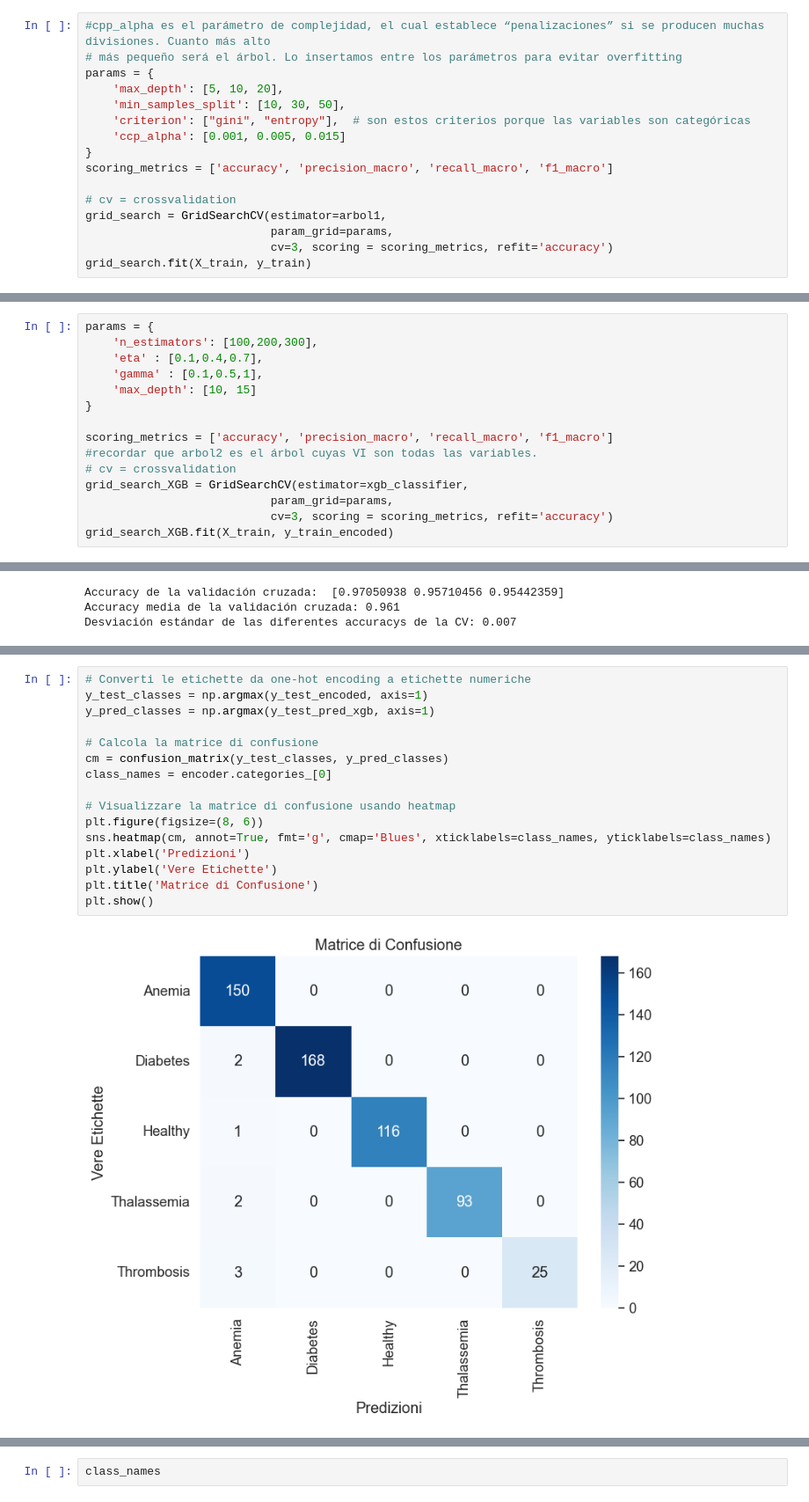
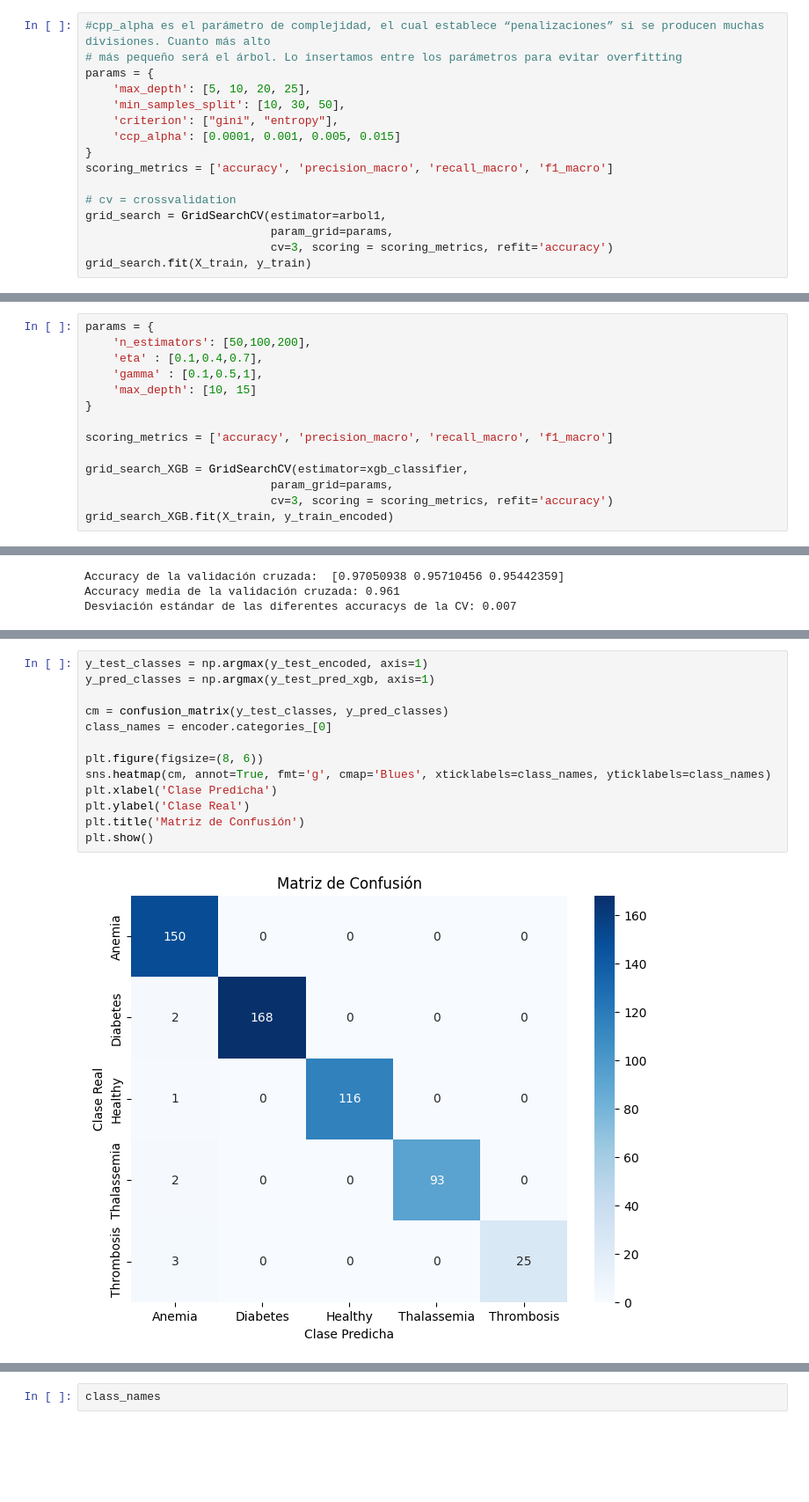
Before and after one commit to mariasuarezq/Multi_Agent_Model_for_Disease_Diagnosis_and_Classification, a Jupyter notebook: src/models_training/disease_classification/disease_classification.ipynb, the cells around one changed output, grey strips where cells are left out. Shown at 88% size. Cells and saved outputs as stored; diff of their text form; blank space fills up the shorter version.

```diff
--- a/src/models_training/disease_classification/disease_classification.ipynb
+++ b/src/models_training/disease_classification/disease_classification.ipynb
@@ -473,10 +529,10 @@ weighted avg       0.84      0.78      0.78       560
 #cpp_alpha es el parámetro de complejidad, el cual establece “penalizaciones” si se producen muchas divisiones. Cuanto más alto
 # más pequeño será el árbol. Lo insertamos entre los parámetros para evitar overfitting
 params = {
-    'max_depth': [5, 10, 20],
+    'max_depth': [5, 10, 20, 25],
     'min_samples_split': [10, 30, 50],
-    'criterion': ["gini", "entropy"],  # son estos criterios porque las variables son categóricas
-    'ccp_alpha': [0.001, 0.005, 0.015]
+    'criterion': ["gini", "entropy"],
+    'ccp_alpha': [0.0001, 0.001, 0.005, 0.015]
 }
 scoring_metrics = ['accuracy', 'precision_macro', 'recall_macro', 'f1_macro']
 
@@ -580,14 +658,13 @@ Se tiene un accuracy para test de: 0.9678571428571429
 # %%
 params = {
-    'n_estimators': [100,200,300],
+    'n_estimators': [50,100,200],
     'eta' : [0.1,0.4,0.7],
     'gamma' : [0.1,0.5,1],
     'max_depth': [10, 15]
 }
 
 scoring_metrics = ['accuracy', 'precision_macro', 'recall_macro', 'f1_macro']
-#recordar que arbol2 es el árbol cuyas VI son todas las variables.
-# cv = crossvalidation
+
 grid_search_XGB = GridSearchCV(estimator=xgb_classifier,
                            param_grid=params,
                            cv=3, scoring = scoring_metrics, refit='accuracy')
@@ -635,18 +724,15 @@ Desviación estándar de las diferentes accuracys de la CV: 0.007
 # %%
-# Converti le etichette da one-hot encoding a etichette numeriche
 y_test_classes = np.argmax(y_test_encoded, axis=1)
 y_pred_classes = np.argmax(y_test_pred_xgb, axis=1)
 
-# Calcola la matrice di confusione
 cm = confusion_matrix(y_test_classes, y_pred_classes)
 class_names = encoder.categories_[0]
 
-# Visualizzare la matrice di confusione usando heatmap
 plt.figure(figsize=(8, 6))
 sns.heatmap(cm, annot=True, fmt='g', cmap='Blues', xticklabels=class_names, yticklabels=class_names)
-plt.xlabel('Predizioni')
-plt.ylabel('Vere Etichette')
-plt.title('Matrice di Confusione')
+plt.xlabel('Clase Predicha')
+plt.ylabel('Clase Real')
+plt.title('Matriz de Confusión')
 plt.show()
 # %% [output]
-[figure, old version]
+[figure, new version]
```
Also changed, not shown: parts of 120 cells of this notebook.
